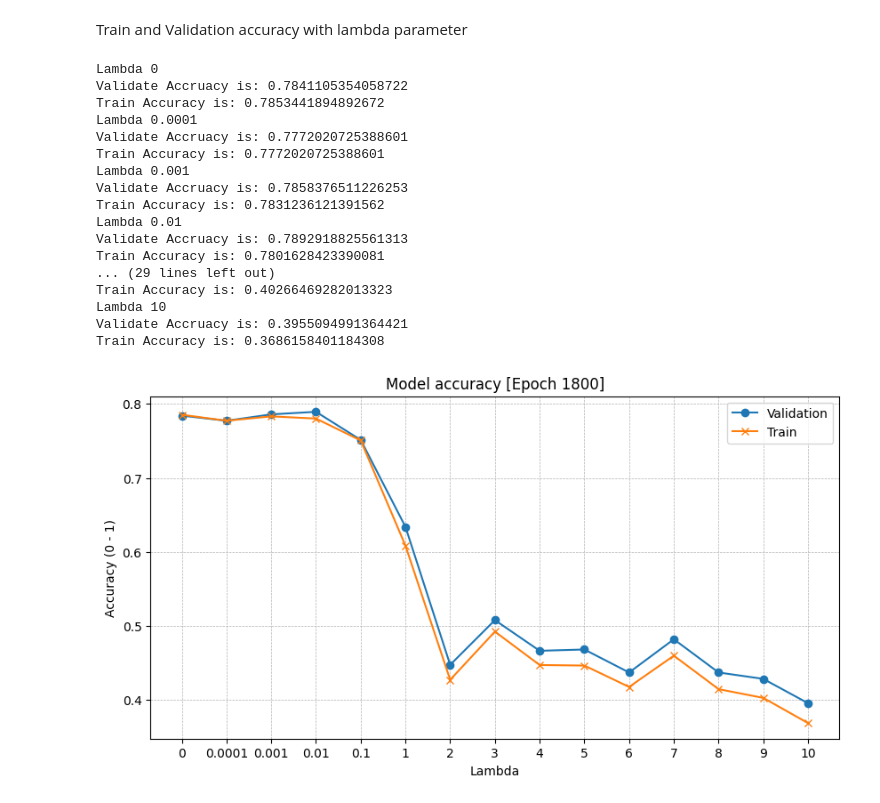
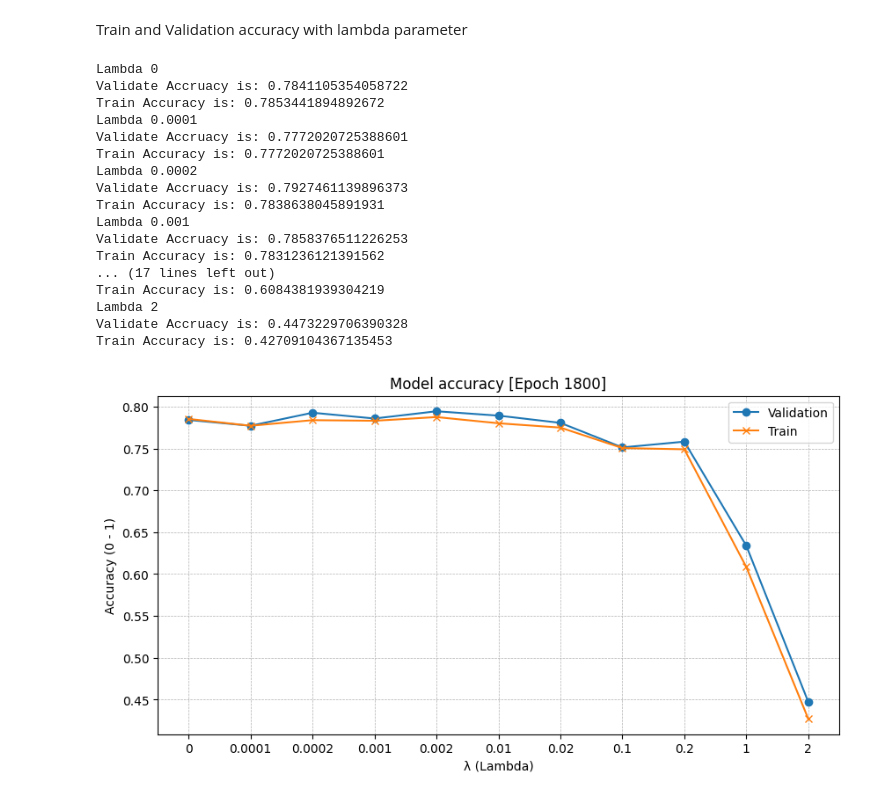
Before and after one commit to PeerasitPloyaram/Support_Vector_Machine_SVM-From_Scratch, a Jupyter notebook: src/main_water_Quality1.ipynb, the cells around one changed output. Drawn from its saved outputs; the diff is of its cells as text; code cells hidden in the pictures.

```diff
--- a/src/main_water_Quality1.ipynb
+++ b/src/main_water_Quality1.ipynb
@@ -108,17 +125,13 @@ x_train, x_validate, y_train, y_validate = train_test_split(buff_x,buff_y, test_
 SVM Classifier
 # %%
 from model import SVM
-model2 = SVM(kernel='linear', learning_rate=0.001, max_itr=1800, debug=True, lambda_param=0.01, verbose=False)
-model2.fit(x_train, y_train)
+model1 = SVM(kernel='linear', learning_rate=0.001, max_itr=1000, debug=True, lambda_param=0.01)
+model1.fit(x_train, y_train)
 
-predict = model2.predict(x_test)
-predict_validate = model2.predict(x_validate)
+predict = model1.predict(x_test)
+predict_validate = model1.predict(x_validate)
 
-print("Validate Accuracy:",model2.score(x_validate, y_validate))
-
-for i in range(len(predict)):
-    print(predict[i], y_test[i])
-print("Test Accuracy:",model2.score(x_test, y_test))
+print("Validate Accuracy:",model1.score(x_validate, y_validate))
 # %% [output]
 -- Parameter --
 Learning Rate: 0.001
@@ -164,24 +167,24 @@ Train Accuracy is: 0.765358993338268
 # %% [markdown]
 Train and Validation accuracy with lambda parameter
 # %%
-lambda_param = [0, 0.0001, 0.001, 0.01, 0.1, 1, 2, 3, 4, 5, 6,7 , 8, 9, 10]
-model2.plot_lambda(x_train,y_train, x_validate, y_validate, lambda_param,1800, verbose=True)
+lambda_param = [0, 0.0001, 0.0002, 0.001, 0.002, 0.01, 0.02, 0.1, 0.2, 1, 2]
+model1.plot_lambda(x_train,y_train, x_validate, y_validate, lambda_param,1800, verbose=True)
 # %% [output]
 Lambda 0
 Validate Accruacy is: 0.7841105354058722
 Train Accuracy is: 0.7853441894892672
 Lambda 0.0001
 Validate Accruacy is: 0.7772020725388601
 Train Accuracy is: 0.7772020725388601
+Lambda 0.0002
+Validate Accruacy is: 0.7927461139896373
+Train Accuracy is: 0.7838638045891931
 Lambda 0.001
 Validate Accruacy is: 0.7858376511226253
 Train Accuracy is: 0.7831236121391562
-Lambda 0.01
-Validate Accruacy is: 0.7892918825561313
-Train Accuracy is: 0.7801628423390081
-... (29 lines left out)
-Train Accuracy is: 0.40266469282013323
-Lambda 10
-Validate Accruacy is: 0.3955094991364421
-Train Accuracy is: 0.3686158401184308
+... (17 lines left out)
+Train Accuracy is: 0.6084381939304219
+Lambda 2
+Validate Accruacy is: 0.4473229706390328
+Train Accuracy is: 0.42709104367135453
-[figure, old version]
+[figure, new version]
```
Also changed, not shown: parts of 10 cells of this notebook.
